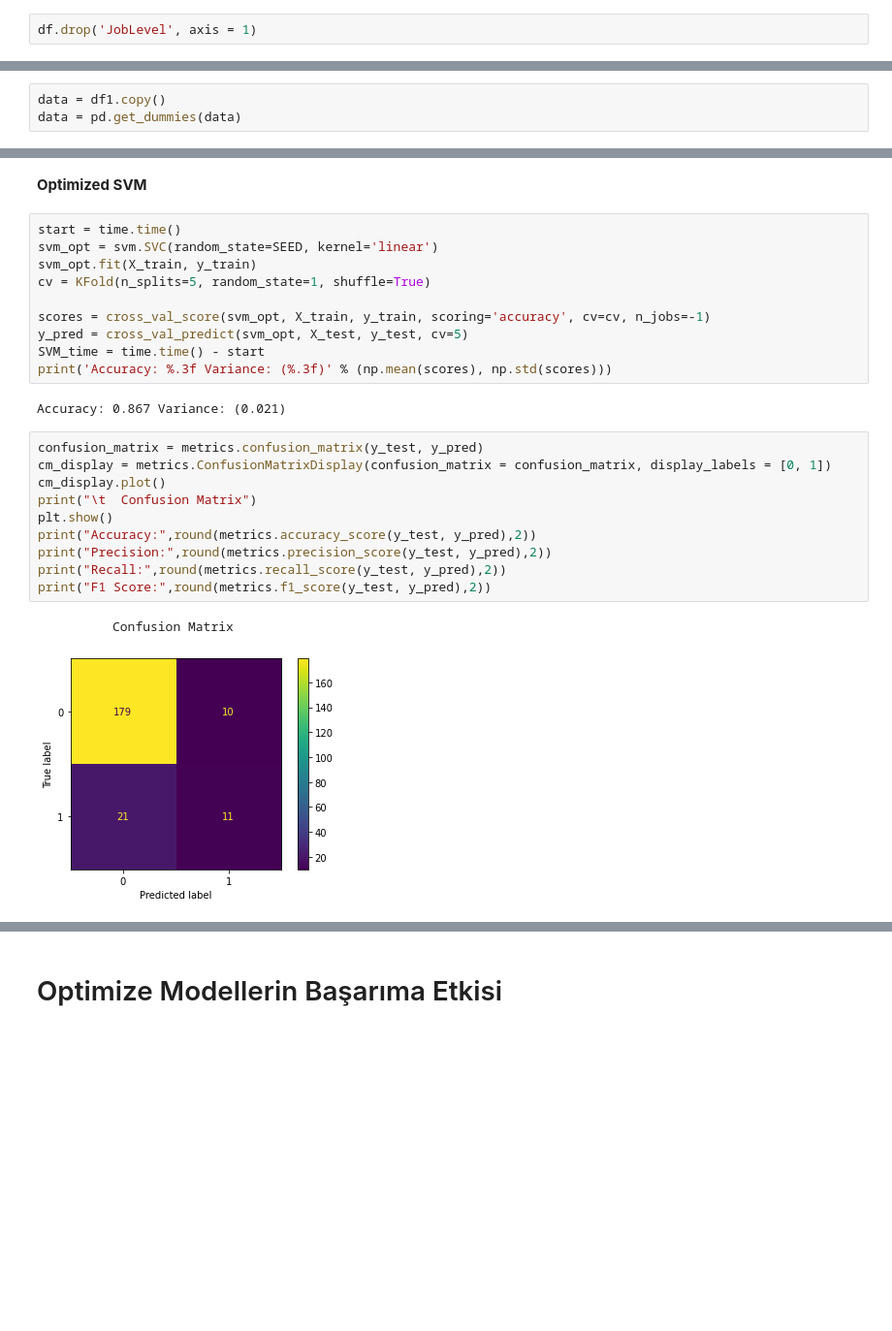
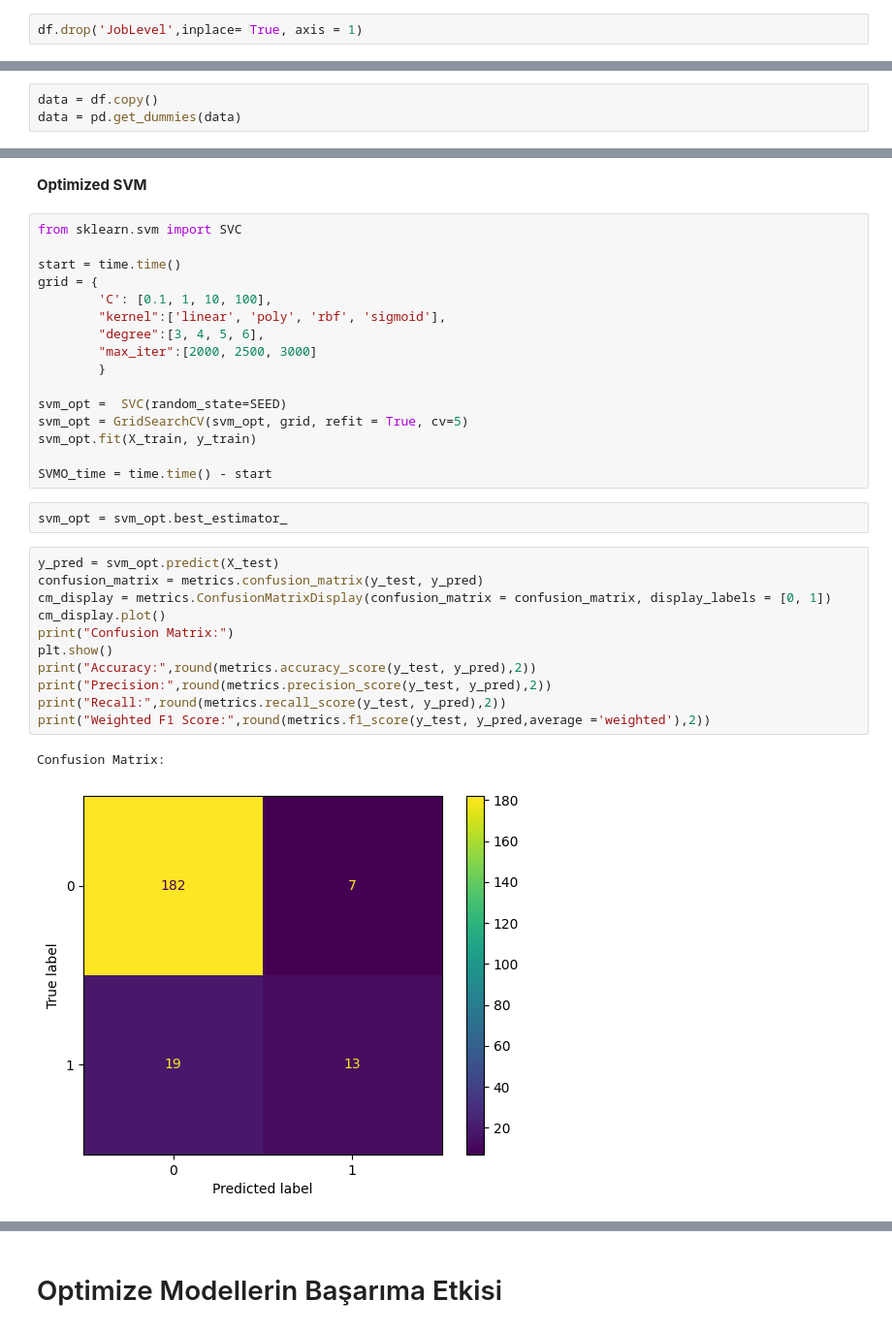
Before and after one commit to emre-bl/Machine-Learning-tobbetu, a Jupyter notebook: 191401009.ipynb, the cells around one changed output, grey strips where cells are left out. Shown at 97% size. Saved outputs shown, nothing was run; the diff lists cells and outputs as text; blank space fills up the shorter version.

```diff
--- a/191401009.ipynb
+++ b/191401009.ipynb
@@ -117,2 +116,2 @@ Correlation between MonthlyIncome JobLevel 0.9502999134798473
 # %%
-df.drop('JobLevel', axis = 1)
+df.drop('JobLevel',inplace= True, axis = 1)
@@ -176,5 +161,5 @@ False
 # %% [markdown]
 # One-Hot Encoding
 # %%
-data = df1.copy()
+data = df.copy()
 data = pd.get_dummies(data)
@@ -455,27 +440,34 @@ F1 Score: 0.61
 # %% [markdown]
 **Optimized SVM**
 # %%
+from sklearn.svm import SVC
+
 start = time.time()
-svm_opt = svm.SVC(random_state=SEED, kernel='linear')
+grid = {
+        'C': [0.1, 1, 10, 100],
+        "kernel":['linear', 'poly', 'rbf', 'sigmoid'],
+        "degree":[3, 4, 5, 6],
+        "max_iter":[2000, 2500, 3000]
+        }
+
+svm_opt =  SVC(random_state=SEED)
+svm_opt = GridSearchCV(svm_opt, grid, refit = True, cv=5)
 svm_opt.fit(X_train, y_train)
-cv = KFold(n_splits=5, random_state=1, shuffle=True)
 
-scores = cross_val_score(svm_opt, X_train, y_train, scoring='accuracy', cv=cv, n_jobs=-1)
-y_pred = cross_val_predict(svm_opt, X_test, y_test, cv=5)
-SVM_time = time.time() - start
-print('Accuracy: %.3f Variance: (%.3f)' % (np.mean(scores), np.std(scores)))
+SVMO_time = time.time() - start
-# %% [output]
-Accuracy: 0.867 Variance: (0.021)
+# %%
+svm_opt = svm_opt.best_estimator_
 # %%
+y_pred = svm_opt.predict(X_test)
 confusion_matrix = metrics.confusion_matrix(y_test, y_pred)
 cm_display = metrics.ConfusionMatrixDisplay(confusion_matrix = confusion_matrix, display_labels = [0, 1])
 cm_display.plot()
-print("\t  Confusion Matrix")
+print("Confusion Matrix:")
 plt.show()
 print("Accuracy:",round(metrics.accuracy_score(y_test, y_pred),2))
 print("Precision:",round(metrics.precision_score(y_test, y_pred),2))
 print("Recall:",round(metrics.recall_score(y_test, y_pred),2))
-print("F1 Score:",round(metrics.f1_score(y_test, y_pred),2))
+print("Weighted F1 Score:",round(metrics.f1_score(y_test, y_pred,average ='weighted'),2))
 # %% [output]
-          Confusion Matrix
+Confusion Matrix:
-[figure, old version]
+[figure, new version]
```
Also changed, not shown: parts of 44 cells of this notebook, 8 other files.
